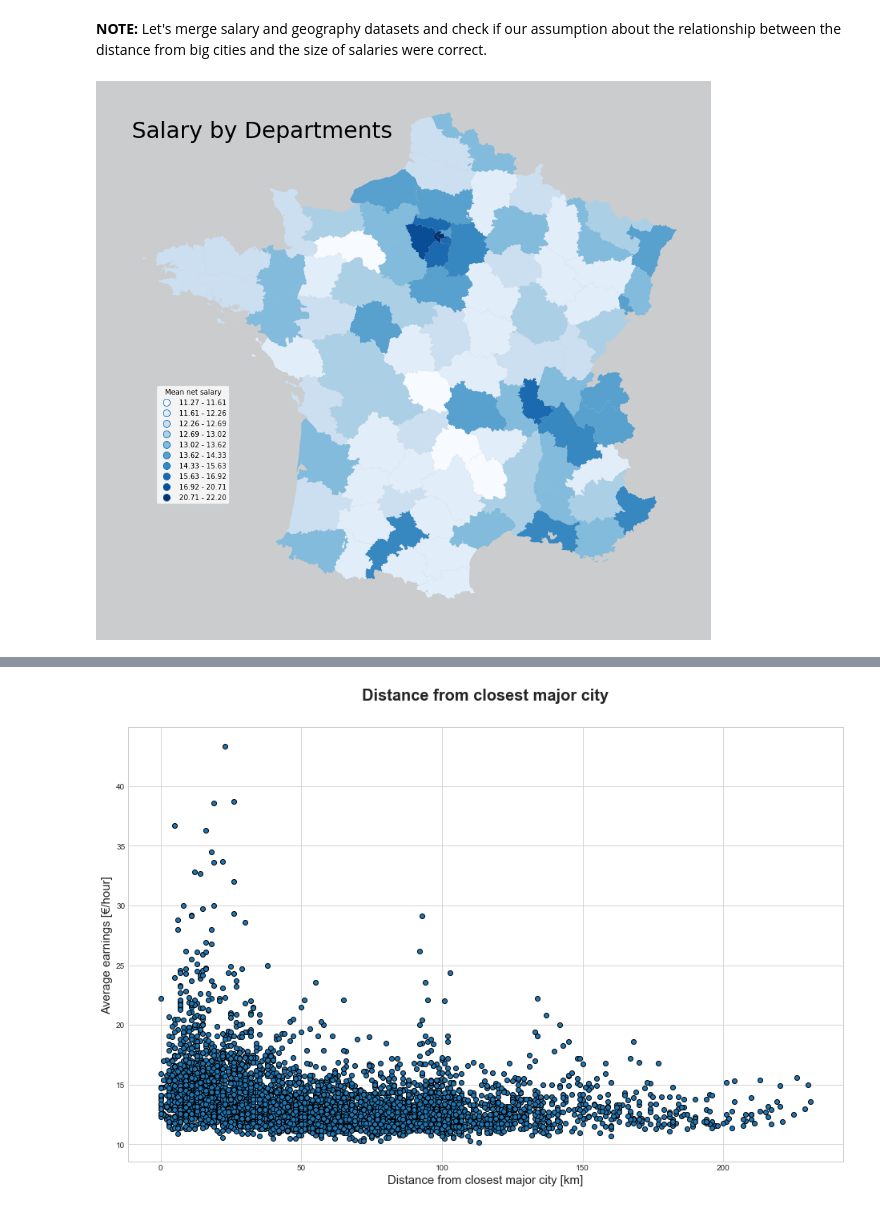
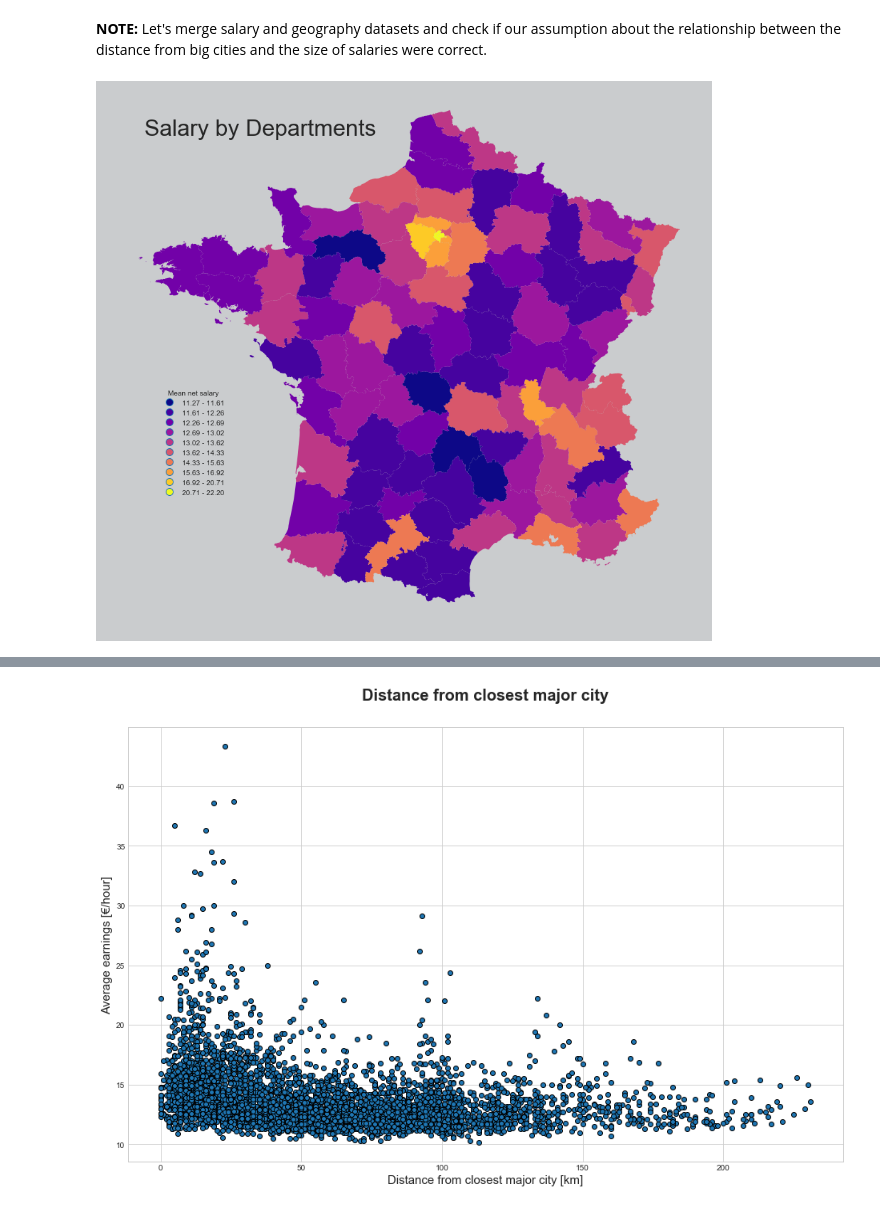
Before and after one commit to SkalskiP/ILearnMachineLearning.py, a Jupyter notebook: 0_Kaggle_projects/French_Salary_Prediction.ipynb, the cells around one changed output, grey strips where cells are left out. Saved outputs shown, nothing was run; the diff lists cells and outputs as text; code cells hidden in the pictures.

```diff
--- a/0_Kaggle_projects/French_Salary_Prediction.ipynb
+++ b/0_Kaggle_projects/French_Salary_Prediction.ipynb
@@ -165,0 +255,21 @@ See the caveats in the documentation: http://pandas.pydata.org/pandas-docs/stabl
+# %%
+row_fields = {}
+row_fields["SNHMF1814"] = {"SEX": 1, "AGE": 1}
+row_fields["SNHMF2614"] = {"SEX": 1, "AGE": 2}
+row_fields["SNHMF5014"] = {"SEX": 1, "AGE": 3}
+row_fields["SNHMH1814"] = {"SEX": 2, "AGE": 1}
+row_fields["SNHMH2614"] = {"SEX": 2, "AGE": 2}
+row_fields["SNHMH5014"] = {"SEX": 2, "AGE": 3}
+# %%
+reformatted_salary = []
+for index, row in salary.iterrows():
+    for key, value in row_fields.items():
+        row_dict = {}
+        row_dict["CODGEO"] = row["CODGEO"]
+        row_dict["LIBGEO"] = row["LIBGEO"]
+        row_dict["SEX"] = value["SEX"]
+        row_dict["AGE"] = value["AGE"]
+        row_dict["WAGE"] = row[key]
+        reformatted_salary.append(row_dict)
+
+reformatted_salary = pd.DataFrame(reformatted_salary)
@@ -255,14 +378,14 @@ departments_map.dropna(subset = ["longitude", "latitude"], inplace=True)
 # %%
 fig, ax = plt.subplots(1, figsize=(15,14))
 ax.set_title('Salary by Departments', size=32, x = 0.25, y=0.90)
 fig.patch.set_facecolor((202/255, 204/255, 206/255))
-departments_map.plot(ax=ax, column="SNHM14", cmap=plt.cm.Blues, scheme='fisher_jenks', k=10, legend=True)
+departments_map.plot(ax=ax, column="SNHM14", cmap=plt.cm.plasma, scheme='fisher_jenks', k=10, legend=True)
 leg = ax.get_legend()
 ax.set_axis_off()
 leg.set_bbox_to_anchor((0., 0., 0.2, 0.45))
 leg.set_title("Mean net salary")
 # %% [output]
-[figure, old version]
+[figure, new version]
 # %%
 trace1 = go.Bar(
     x = ["Far [distance > 30km]", "Close [distance < 30km]"],
```
Also changed, not shown: parts of 10 cells of this notebook.
